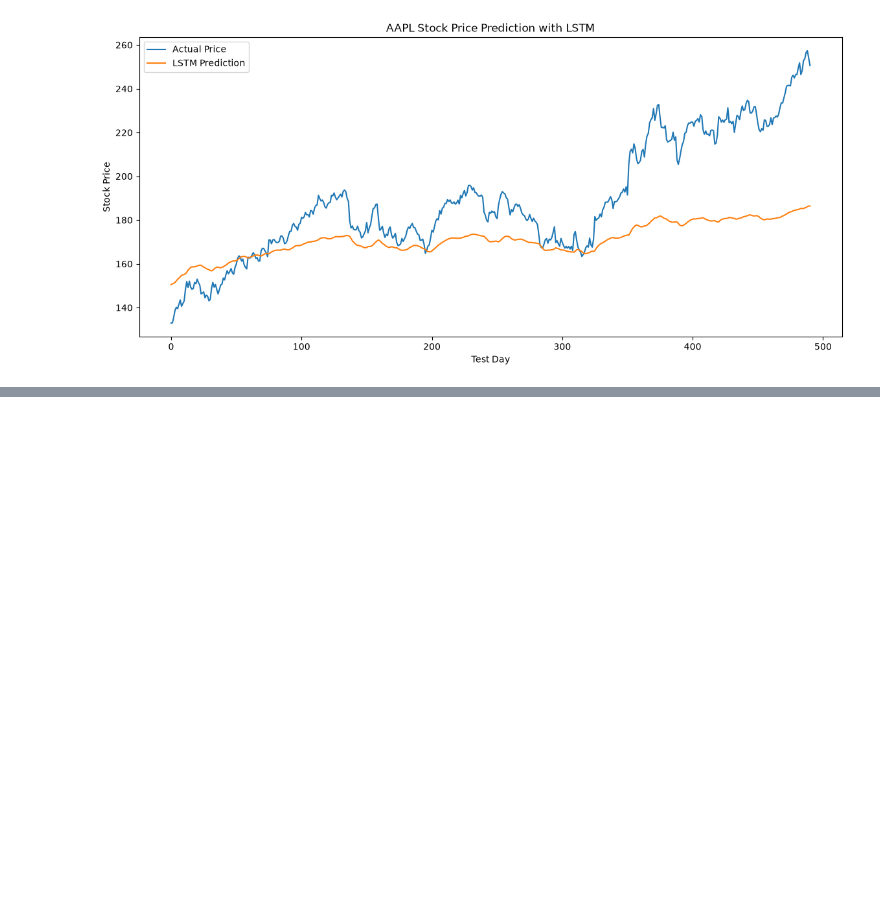
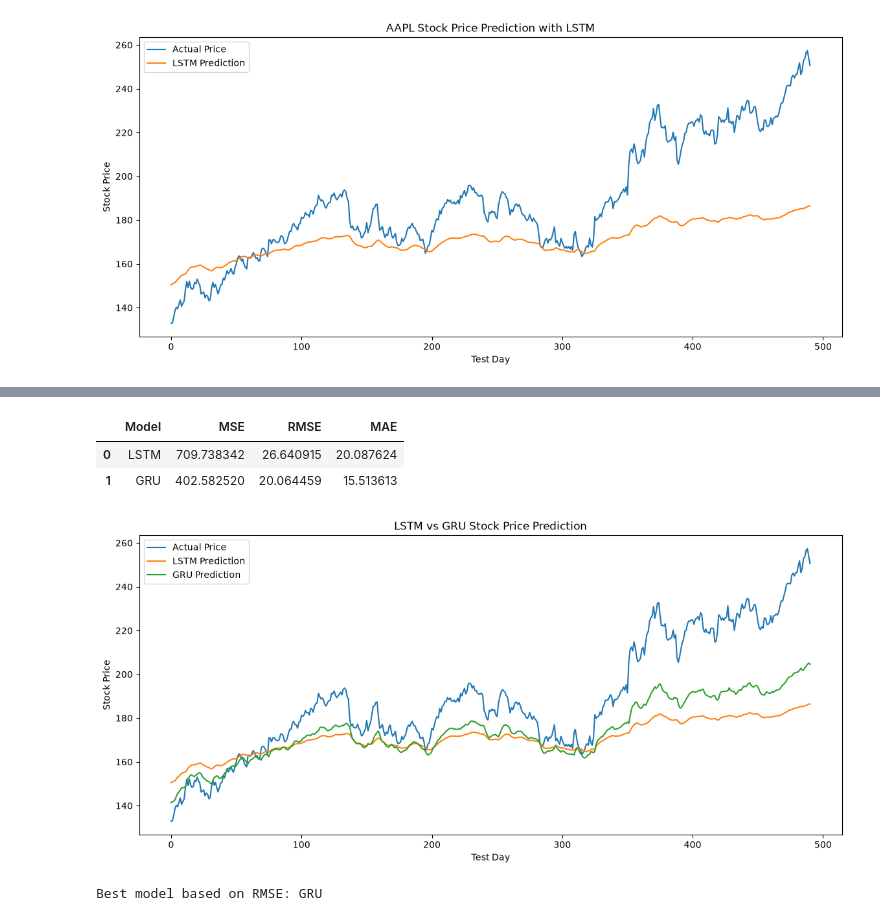
Before and after one commit to metegurkaynak/stock-price-prediction-pytorch, a Jupyter notebook: notebooks/stock_price_prediction.ipynb, the cells around one changed output, grey strips where cells are left out. Saved outputs shown, nothing was run; the diff lists cells and outputs as text; code cells hidden in the pictures; blank space fills up the shorter version.

```diff
--- a/notebooks/stock_price_prediction.ipynb
+++ b/notebooks/stock_price_prediction.ipynb
@@ -354,0 +522,44 @@ plt.show()
+# %%
+results = pd.DataFrame({
+    "Model": ["LSTM", "GRU"],
+    "MSE": [lstm_mse, gru_mse],
+    "RMSE": [lstm_rmse, gru_rmse],
+    "MAE": [lstm_mae, gru_mae]
+})
+
+results
+# %% [output]
+|  | Model | MSE | RMSE | MAE |
+| 0 | LSTM | 709.738342 | 26.640915 | 20.087624 |
+| 1 | GRU | 402.582520 | 20.064459 | 15.513613 |
+# %%
+plt.figure(figsize=(14, 6))
+
+plt.plot(
+    actual_prices,
+    label="Actual Price"
+)
+
+plt.plot(
+    lstm_predictions,
+    label="LSTM Prediction"
+)
+
+plt.plot(
+    gru_predictions,
+    label="GRU Prediction"
+)
+
+plt.title("LSTM vs GRU Stock Price Prediction")
+plt.xlabel("Test Day")
+plt.ylabel("Stock Price")
+plt.legend()
+plt.show()
+# %% [output]
+[figure, added]
+# %%
+best_model = results.loc[results["RMSE"].idxmin(), "Model"]
+
+print("Best model based on RMSE:", best_model)
+# %% [output]
+Best model based on RMSE: GRU
```
Also changed, not shown: parts of 11 cells of this notebook.
